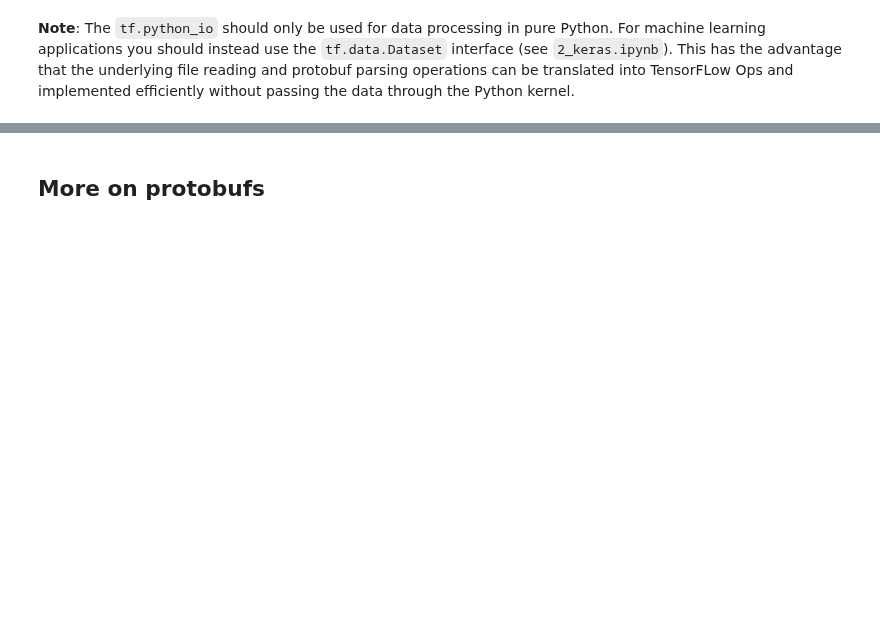
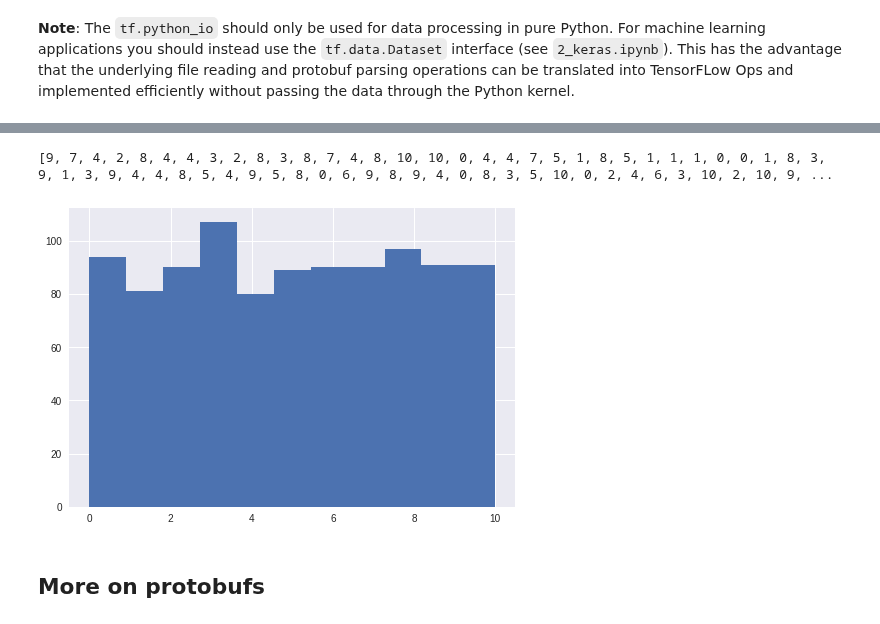
Before and after one commit to tensorflow/workshops, a Jupyter notebook: extras/amld/notebooks/solutions/1_data.ipynb, the cells around one changed output, grey strips where cells are left out. Saved outputs shown, nothing was run; the diff lists cells and outputs as text; code cells hidden in the pictures; blank space fills up the shorter version.

```diff
--- a/extras/amld/notebooks/solutions/1_data.ipynb
+++ b/extras/amld/notebooks/solutions/1_data.ipynb
@@ -636,3 +790,8 @@ tf_record_path = '{}/{}_img/eval-00000-of-00010'.format(data_path, dataset_name)
 # What datatype has this record?
 #record = ...
 #record
+#--snip
+for record in tf.python_io.tf_record_iterator(tf_record_path):
+  break
+# Efficient binary encoding of the protocol buffer.
+record
@@ -658,6 +824,18 @@ pyplot.matshow(np.array(img_64).reshape((64, 64)));
 # %%
 # YOUR ACTION REQUIRED:
 # Check that we have an equal distribution of labels in the training files.
+#--snip
+sample = []
+for i, record in enumerate(tf.python_io.tf_record_iterator(tf_record_path)):
+  example = tf.train.Example()
+  example.ParseFromString(record)
+  sample.append(example.features.feature['label'].int64_list.value[0])
+  if i == 10000: break
+pyplot.hist(sample, bins=len(labels))
+print(sample[:100])
+# %% [output]
+[9, 7, 4, 2, 8, 4, 4, 3, 2, 8, 3, 8, 7, 4, 8, 10, 10, 0, 4, 4, 7, 5, 1, 8, 5, 1, 1, 1, 0, 0, 1, 8, 3, 9, 1, 3, 9, 4, 4, 8, 5, 4, 9, 5, 8, 0, 6, 9, 8, 9, 4, 0, 8, 3, 5, 10, 0, 2, 4, 6, 3, 10, 2, 10, 9, ...
+[figure, added]
 # %% [markdown]
 ## More on protobufs
 # %%
```
Also changed, not shown: parts of 28 cells of this notebook, 4 other files.
